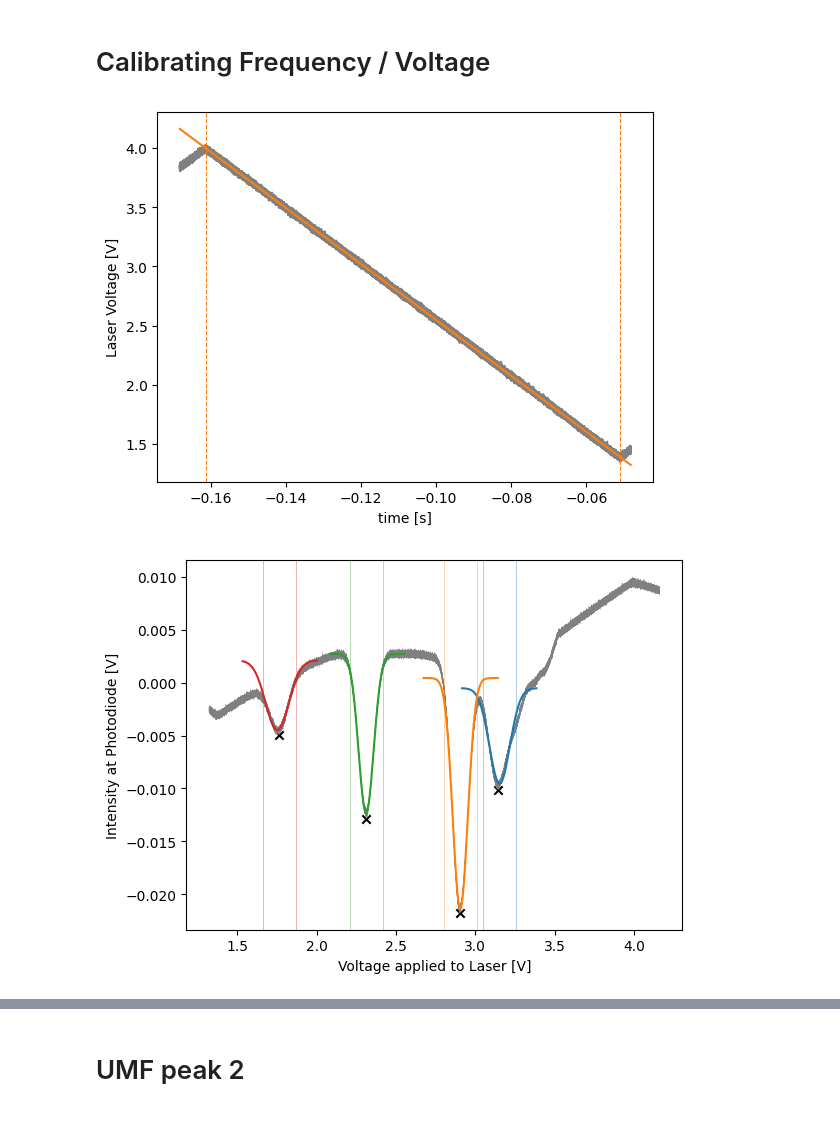
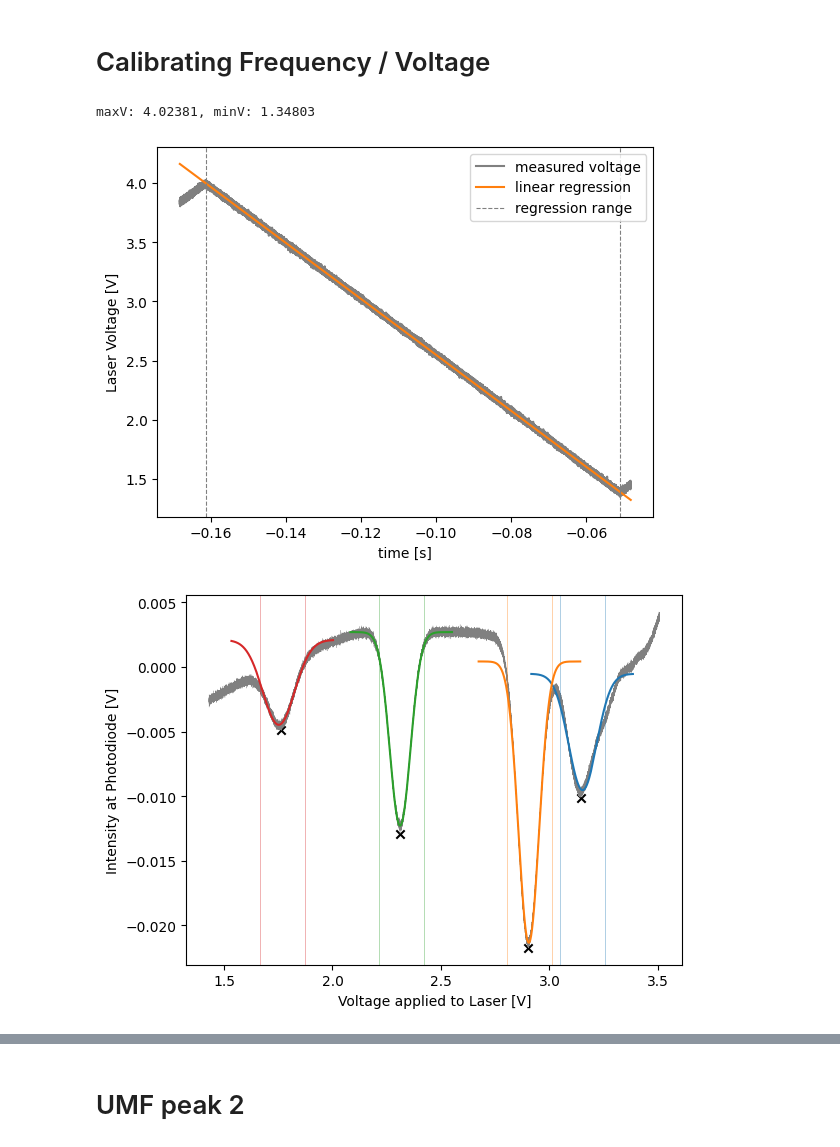
Before and after one commit to benjaminorthner/quantumlab, a Jupyter notebook: rb_spec/rb_spec.ipynb, the cells around one changed output, grey strips where cells are left out. Cells and saved outputs as stored; diff of their text form; code cells hidden in the pictures.

```diff
--- a/rb_spec/rb_spec.ipynb
+++ b/rb_spec/rb_spec.ipynb
@@ -17,19 +18,24 @@ t, c1, c2 = data[:, 0], data[:, 1], data[:, 2]
 
 # linear regression for voltage curve
 voltage_sweep_bounds = (np.argmax(c1), np.argmin(c1))
+print(f"maxV: {max(c1)}, minV: {min(c1)}")
 m, c, _, _, _ = linregress(t[voltage_sweep_bounds[0]:voltage_sweep_bounds[1]], c1[voltage_sweep_bounds[0]:voltage_sweep_bounds[1]])
 c1_linearised = m * t + c
 
-plt.plot(t, c1, color='gray')
-plt.plot(t, c1_linearised, color='C1')
+plt.plot(t, c1, color='gray', label='measured voltage')
+plt.plot(t, c1_linearised, color='C1', label='linear regression')
 
 plt.xlabel("time [s]")
 plt.ylabel("Laser Voltage [V]")
 
-for bound in voltage_sweep_bounds:
-    plt.axvline(t[bound], linestyle='--', c='C1', linewidth=0.8)
+plt.axvline(t[voltage_sweep_bounds[0]], linestyle='--', c='gray', linewidth=0.8, label='regression range')
+plt.axvline(t[voltage_sweep_bounds[1]], linestyle='--', c='gray', linewidth=0.8)
+
+plt.legend(loc="upper right")
+plt.savefig("plots/voltageLinearise_FS.png", dpi=300, bbox_inches='tight', pad_inches=0.05)
 # %% [output]
+maxV: 4.02381, minV: 1.34803
-[figure, old version]
+[figure, new version]
 # %%
 # Find peaks (without gaussians)
 peaks = find_peaks(-c2, height=0.004, distance=10000)[0]
@@ -46,35 +52,40 @@ gaussian_fit_boundaries = [(int(i - peak_width), int(i + peak_skew_factor * peak
 
 # fit function
 def gaussian(vL, A, v0, vD, DC_offset):
 	return - A * np.exp(-4 * np.log(2) * pow((vL - v0) / vD, 2)) + DC_offset
 
 # fitting and plotting
 peak_info = []
 for i, (LB, UB) in enumerate(gaussian_fit_boundaries):
     initialguess = 0.003, xpeaks[i], 0.01 / 2, 0.1
     (A, v0, vD, DC_offset), _ = curve_fit(gaussian, c1_linearised[LB:UB], c2[LB:UB], initialguess)
 
     plot_boundary_extension = 6000
     x_gaussian_fit = np.linspace(c1_linearised[LB-plot_boundary_extension], c1_linearised[UB+plot_boundary_extension], num=1000)
     y_gaussian_fit = gaussian(x_gaussian_fit, A, v0, vD, DC_offset)
 
     plt.plot(x_gaussian_fit, y_gaussian_fit, '-', c='C'+str(i), zorder=100)
 
     # add peak frequency and FWHM to peak_info list
     peak_info.append((v0, vD))
 
 #plot original signal
+trim_right = 30000
+trim_left = 5000
+
 plt.scatter(xpeaks, ypeaks, marker='x', c='black')
-plt.plot(c1_linearised[::1], c2[::1], linewidth=0.2, c='gray')
+plt.plot(c1_linearised[trim_right:-trim_left:1], c2[trim_right:-trim_left:1], linewidth=0.2, c='gray')
 plt.ylabel("Intensity at Photodiode [V]")
 plt.xlabel("Voltage applied to Laser [V]")
 
 # plot gaussian_fit_boundaries
 for peak_number, boundaries in enumerate(gaussian_fit_boundaries):
     for bound in boundaries:
         plt.axvline(x=c1_linearised[bound], color='C'+ str(peak_number), alpha=0.5, linewidth=0.5)
+
+plt.savefig("plots/intesityVoltage_FS.png", dpi=300, bbox_inches='tight', pad_inches=0.05)
 # %% [output]
-[figure, old version]
+[figure, new version]
 # %%
 f0 = 384.2304844685e12
 f1 = f0 + 1.296117462789e9
```
Also changed, not shown: parts of 10 cells of this notebook, 2 other files.
